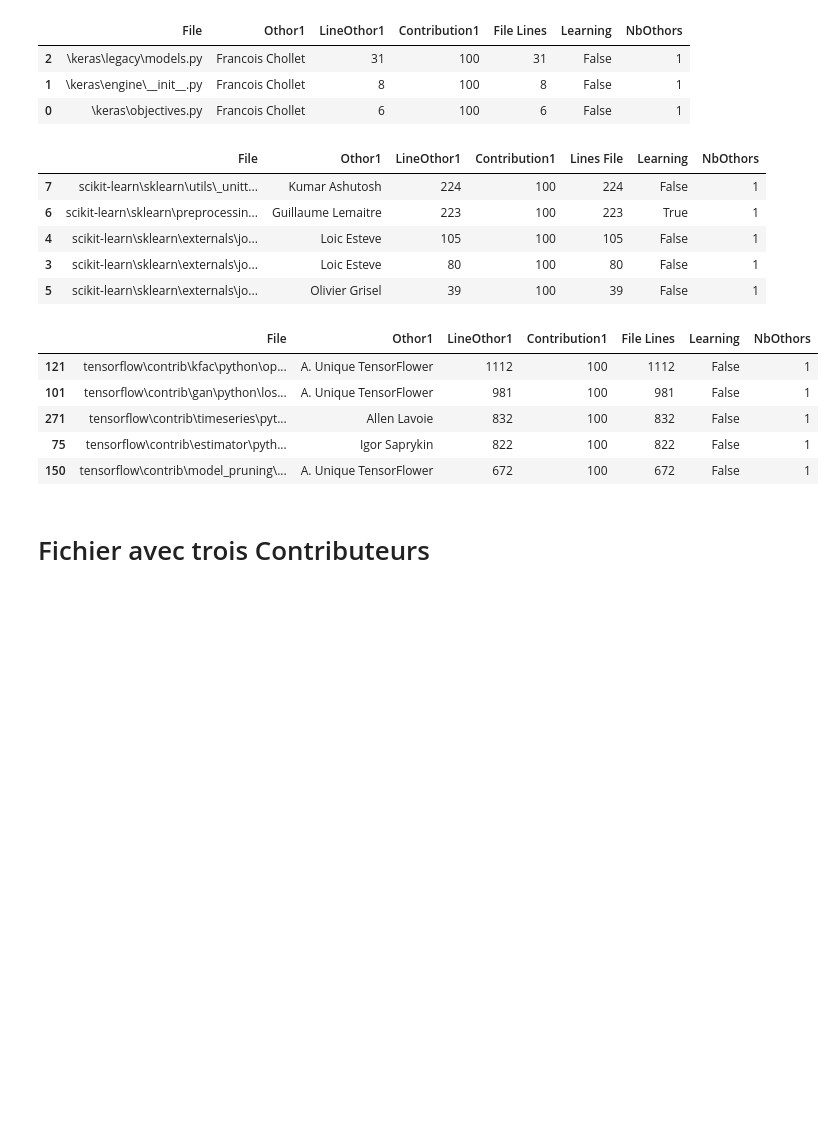
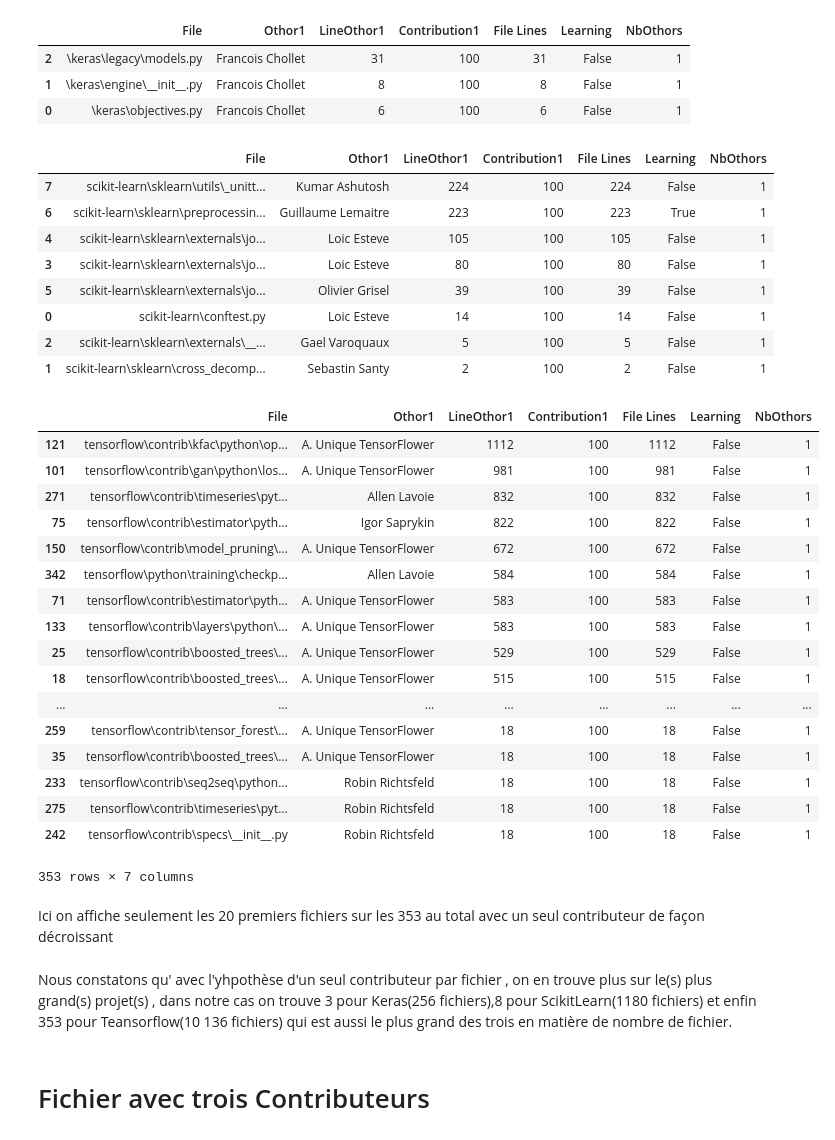
Before and after one commit to AntoineAube/commit-classification, a Jupyter notebook: ownership-algorithm/find-ownership-algorithm.ipynb, the cells around one changed output. Drawn from its saved outputs; the diff is of its cells as text; code cells hidden in the pictures; blank space fills up the shorter version.

```diff
--- a/ownership-algorithm/find-ownership-algorithm.ipynb
+++ b/ownership-algorithm/find-ownership-algorithm.ipynb
@@ -39,7 +39,7 @@ import math
 import os
 
 # Definition of some constants.
-DATASETS_LOCATION = 'ownership-algorithm/DataResult/'
+DATASETS_LOCATION = 'DataResult/'
 # %% [markdown]
 # Fichier avec un seul contributeur
 # %%
@@ -54,25 +54,44 @@ df1.head(10)
 # %%
 df = pd.read_csv(DATASETS_LOCATION + 'ScikitLearn/Owner1.csv', sep=';')
 df1 = df.sort_values(by='File Lines', ascending=False)
-df1.head(10)
+df1
 # %% [output]
-|  | File | Othor1 | LineOthor1 | Contribution1 | Lines File | Learning | NbOthors |
+|  | File | Othor1 | LineOthor1 | Contribution1 | File Lines | Learning | NbOthors |
 | 7 | scikit-learn\sklearn\utils\_unitt... | Kumar Ashutosh | 224 | 100 | 224 | False | 1 |
 | 6 | scikit-learn\sklearn\preprocessin... | Guillaume Lemaitre | 223 | 100 | 223 | True | 1 |
 | 4 | scikit-learn\sklearn\externals\jo... | Loic Esteve | 105 | 100 | 105 | False | 1 |
 | 3 | scikit-learn\sklearn\externals\jo... | Loic Esteve | 80 | 100 | 80 | False | 1 |
 | 5 | scikit-learn\sklearn\externals\jo... | Olivier Grisel | 39 | 100 | 39 | False | 1 |
+| 0 | scikit-learn\conftest.py | Loic Esteve | 14 | 100 | 14 | False | 1 |
+| 2 | scikit-learn\sklearn\externals\__... | Gael Varoquaux | 5 | 100 | 5 | False | 1 |
+| 1 | scikit-learn\sklearn\cross_decomp... | Sebastin Santy | 2 | 100 | 2 | False | 1 |
 # %%
 df = pd.read_csv(DATASETS_LOCATION + 'Tensorflow/Owner1.csv', sep=';')
 df1 = df.sort_values(by='File Lines', ascending=False)
-df1.head(10)
+df1
 # %% [output]
 |  | File | Othor1 | LineOthor1 | Contribution1 | File Lines | Learning | NbOthors |
 | 121 | tensorflow\contrib\kfac\python\op... | A. Unique TensorFlower | 1112 | 100 | 1112 | False | 1 |
 | 101 | tensorflow\contrib\gan\python\los... | A. Unique TensorFlower | 981 | 100 | 981 | False | 1 |
 | 271 | tensorflow\contrib\timeseries\pyt... | Allen Lavoie | 832 | 100 | 832 | False | 1 |
 | 75 | tensorflow\contrib\estimator\pyth... | Igor Saprykin | 822 | 100 | 822 | False | 1 |
 | 150 | tensorflow\contrib\model_pruning\... | A. Unique TensorFlower | 672 | 100 | 672 | False | 1 |
+| 342 | tensorflow\python\training\checkp... | Allen Lavoie | 584 | 100 | 584 | False | 1 |
+| 71 | tensorflow\contrib\estimator\pyth... | A. Unique TensorFlower | 583 | 100 | 583 | False | 1 |
+| 133 | tensorflow\contrib\layers\python\... | A. Unique TensorFlower | 583 | 100 | 583 | False | 1 |
+| 25 | tensorflow\contrib\boosted_trees\... | A. Unique TensorFlower | 529 | 100 | 529 | False | 1 |
+| 18 | tensorflow\contrib\boosted_trees\... | A. Unique TensorFlower | 515 | 100 | 515 | False | 1 |
+| ... | ... | ... | ... | ... | ... | ... | ... |
+| 259 | tensorflow\contrib\tensor_forest\... | A. Unique TensorFlower | 18 | 100 | 18 | False | 1 |
+| 35 | tensorflow\contrib\boosted_trees\... | A. Unique TensorFlower | 18 | 100 | 18 | False | 1 |
+| 233 | tensorflow\contrib\seq2seq\python... | Robin Richtsfeld | 18 | 100 | 18 | False | 1 |
+| 275 | tensorflow\contrib\timeseries\pyt... | Robin Richtsfeld | 18 | 100 | 18 | False | 1 |
+| 242 | tensorflow\contrib\specs\__init__.py | Robin Richtsfeld | 18 | 100 | 18 | False | 1 |
+353 rows × 7 columns
+# %% [markdown]
+Ici on affiche seulement les 20 premiers fichiers sur les 353 au total avec un seul contributeur de façon décroissant
+# %% [markdown]
+Nous constatons qu' avec l'yhpothèse d'un seul contributeur par fichier , on en trouve plus sur le(s) plus grand(s) projet(s) , dans notre cas on  trouve 3 pour Keras(256 fichiers),8 pour ScikitLearn(1180 fichiers) et enfin 353 pour Teansorflow(10 136 fichiers) qui est aussi le plus grand des trois en matière de nombre de fichier.
 # %% [markdown]
 # Fichier avec trois Contributeurs
 # %%
```
Also changed, not shown: parts of 2 cells of this notebook, 3 other files.
